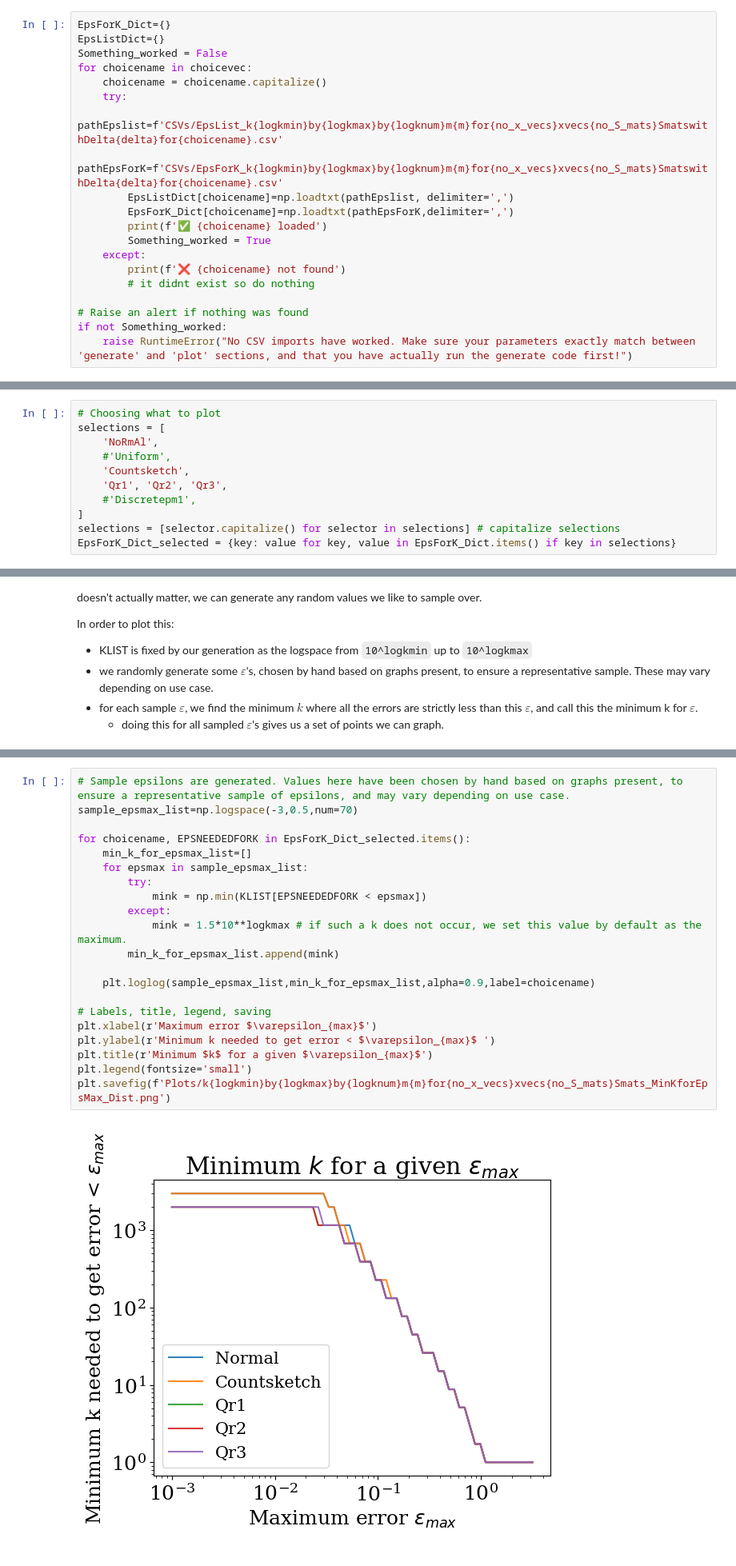
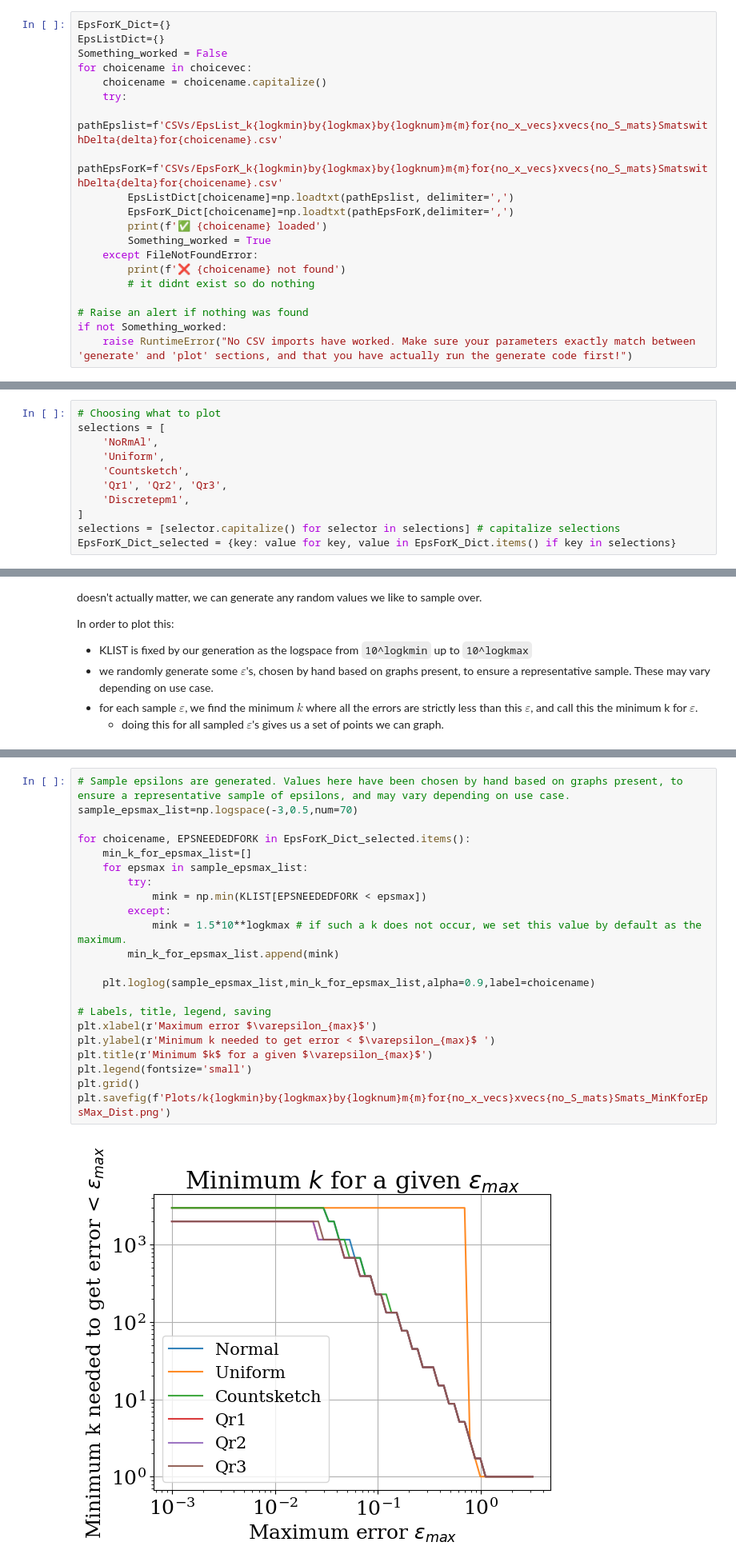
Before and after one commit to epicaleb7/Subspace-Embedding-Numerical-Comparisons, a Jupyter notebook: Plot.ipynb, the cells around one changed output, grey strips where cells are left out. Shown: that part at 80% size. Saved outputs shown, nothing was run; the diff lists cells and outputs as text.

```diff
--- a/Plot.ipynb
+++ b/Plot.ipynb
@@ -37,7 +37,7 @@ for choicename in choicevec:
         EpsForK_Dict[choicename]=np.loadtxt(pathEpsForK,delimiter=',')
         print(f'✅ {choicename} loaded')
         Something_worked = True
-    except:
+    except FileNotFoundError:
         print(f'❌ {choicename} not found')
         # it didnt exist so do nothing
 
@@ -114,10 +108,10 @@ Keeping track of lists:
 # Choosing what to plot
 selections = [
     'NoRmAl',
-    #'Uniform',
+    'Uniform',
     'Countsketch',
     'Qr1', 'Qr2', 'Qr3',
-    #'Discretepm1',
+    'Discretepm1',
 ]
 selections = [selector.capitalize() for selector in selections] # capitalize selections
 EpsForK_Dict_selected = {key: value for key, value in EpsForK_Dict.items() if key in selections}
@@ -183,26 +177,27 @@ plt.savefig(f'Plots/k{logkmin}by{logkmax}by{logknum}m{m}for{no_x_vecs}xvecs{no_S
 # %%
 # Sample epsilons are generated. Values here have been chosen by hand based on graphs present, to ensure a representative sample of epsilons, and may vary depending on use case.
 sample_epsmax_list=np.logspace(-3,0.5,num=70)
 
 for choicename, EPSNEEDEDFORK in EpsForK_Dict_selected.items():
     min_k_for_epsmax_list=[]
     for epsmax in sample_epsmax_list:
         try:
             mink = np.min(KLIST[EPSNEEDEDFORK < epsmax])
         except:
             mink = 1.5*10**logkmax # if such a k does not occur, we set this value by default as the maximum.
         min_k_for_epsmax_list.append(mink)
 
     plt.loglog(sample_epsmax_list,min_k_for_epsmax_list,alpha=0.9,label=choicename)
 
 # Labels, title, legend, saving
 plt.xlabel(r'Maximum error $\varepsilon_{max}$')
 plt.ylabel(r'Minimum k needed to get error < $\varepsilon_{max}$ ')
 plt.title(r'Minimum $k$ for a given $\varepsilon_{max}$')
 plt.legend(fontsize='small')
+plt.grid()
 plt.savefig(f'Plots/k{logkmin}by{logkmax}by{logknum}m{m}for{no_x_vecs}xvecs{no_S_mats}Smats_MinKforEpsMax_Dist.png')
 # %% [output]
-[figure, old version]
+[figure, new version]
 # %% [markdown]
 Observations based on the above graph tend also to be that HIGHER lines correspond to a higher dimension needed for given maximum allowable error, and hence WORSE subspace embeddings. Again, if new subspace embeddings have been implemented into the code, more specific analysis may be necessary, or conclusions about working well for certain $k$ values but not for others are welcome.
 
```
Also changed, not shown: parts of 3 cells of this notebook, 1 other file.
